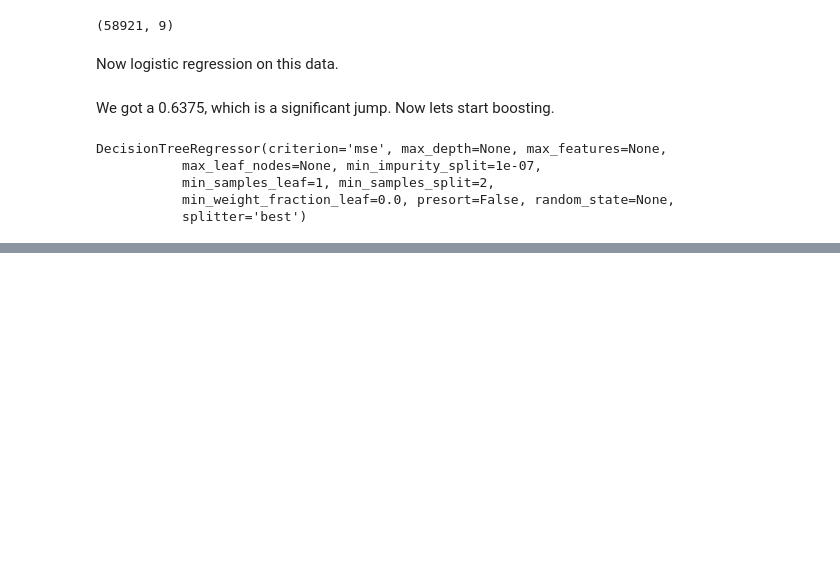
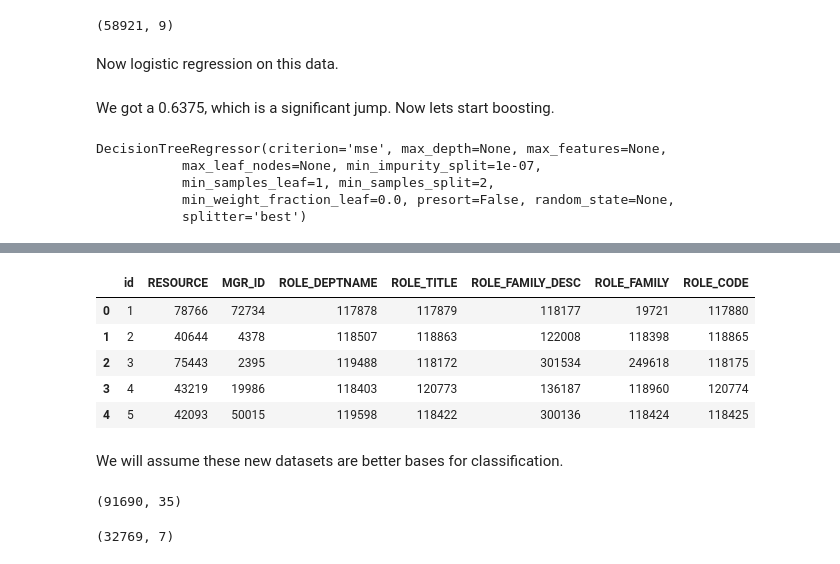
Before and after one commit to justincurewitz/data_sci, a Jupyter notebook: lab8/Lab 8 Amazon Access.ipynb, the cells around one changed output, grey strips where cells are left out. Cells and saved outputs as stored; diff of their text form; code cells hidden in the pictures; blank space fills up the shorter version.

```diff
--- a/lab8/Lab 8 Amazon Access.ipynb
+++ b/lab8/Lab 8 Amazon Access.ipynb
@@ -173,0 +206,13 @@ get_submission(tree_preds, 'tree_preds')
+# %%
+del test['ROLE_ROLLUP_1']
+del test['ROLE_ROLLUP_2']
+test.head()
+# %% [output]
+|  | id | RESOURCE | MGR_ID | ROLE_DEPTNAME | ROLE_TITLE | ROLE_FAMILY_DESC | ROLE_FAMILY | ROLE_CODE |
+| 0 | 1 | 78766 | 72734 | 117878 | 117879 | 118177 | 19721 | 117880 |
+| 1 | 2 | 40644 | 4378 | 118507 | 118863 | 122008 | 118398 | 118865 |
+| 2 | 3 | 75443 | 2395 | 119488 | 118172 | 301534 | 249618 | 118175 |
+| 3 | 4 | 43219 | 19986 | 118403 | 120773 | 136187 | 118960 | 120774 |
+| 4 | 5 | 42093 | 50015 | 119598 | 118422 | 300136 | 118424 | 118425 |
+# %% [markdown]
+We will assume these new datasets are better bases for classification.
@@ -173,0 +246,8 @@ get_submission(tree_preds, 'tree_preds')
+# %%
+tuple_x.shape
+# %% [output]
+(91690, 35)
+# %%
+tr_x.shape
+# %% [output]
+(32769, 7)
```
Also changed, not shown: parts of 14 cells of this notebook.
